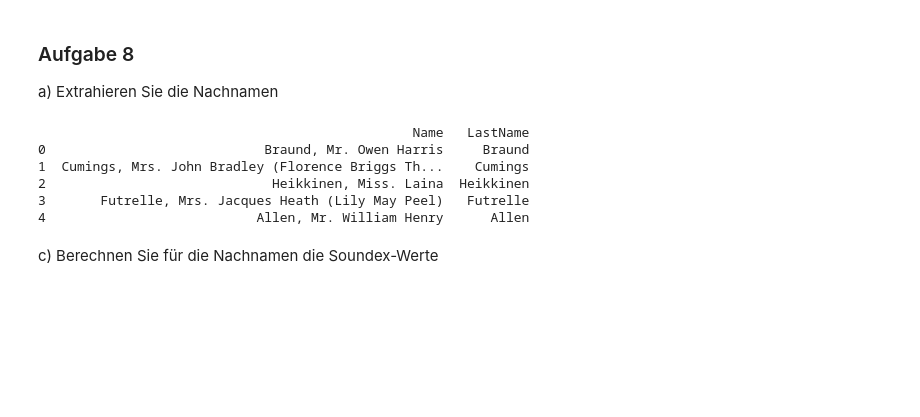
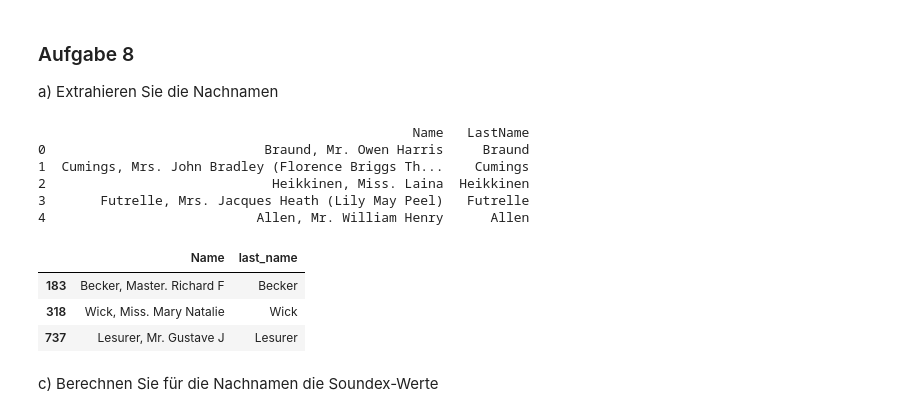
Before and after one commit to OOS-Team/DsKi_DataPreparation, a Jupyter notebook: Aufgabe2_4_7_8.ipynb, the cells around one changed output. Drawn from its saved outputs; the diff is of its cells as text; code cells hidden in the pictures; blank space fills up the shorter version.

```diff
--- a/Aufgabe2_4_7_8.ipynb
+++ b/Aufgabe2_4_7_8.ipynb
@@ -100,14 +100,9 @@ def age_and_sex_to_class(row):
     else:
         return pd.NA
 
-# Beispiel-DataFrame
-df = pd.DataFrame({
-    'Age': [5, 16, 30, 42, 68, 120, -5],
-    'Sex': ['male', 'female', 'male','female', 'female', 'male', 'female']
-})
 
 # Anwenden der Funktion mit apply()
-df['Age class'] = df.apply(age_and_sex_to_class, axis=1)
+t['Age class'] = t.apply(age_and_sex_to_class, axis=1)
 
-print(df)
+print(t)
 # %% [output]
@@ -349,6 +403,14 @@ print(t[['Name', 'LastName']].head())
 2                             Heikkinen, Miss. Laina  Heikkinen
 3       Futrelle, Mrs. Jacques Heath (Lily May Peel)   Futrelle
 4                           Allen, Mr. William Henry      Allen
+# %%
+t["last_name"] = t["Name"].str.extract(r'^(.+),')
+t.sample(3)[["Name", "last_name"]]
+# %% [output]
+|  | Name | last_name |
+| 183 | Becker, Master. Richard F | Becker |
+| 318 | Wick, Miss. Mary Natalie | Wick |
+| 737 | Lesurer, Mr. Gustave J | Lesurer |
 # %% [markdown]
 c) Berechnen Sie für die Nachnamen die Soundex-Werte
 # %%
```
Also changed, not shown: parts of 20 cells of this notebook, 2 other files.
